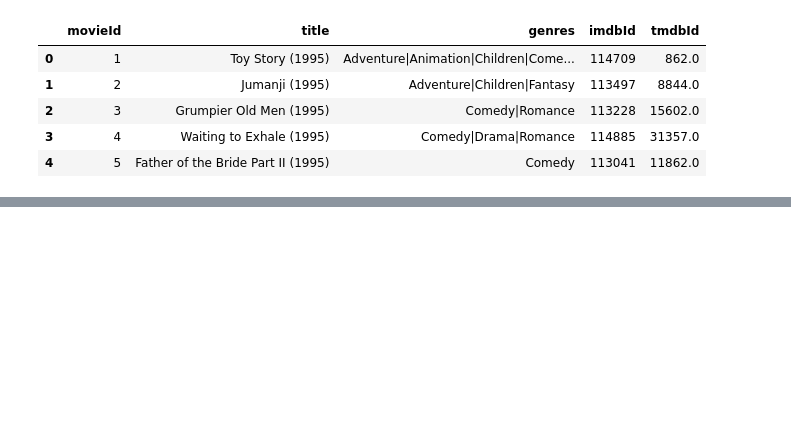
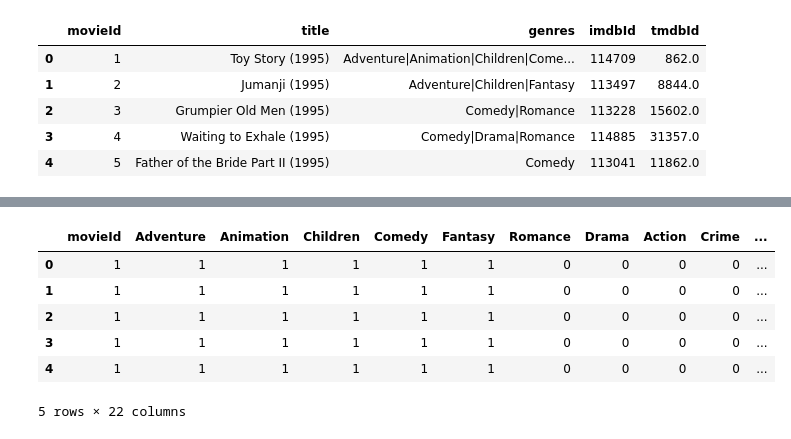
Before and after one commit to karadalex/dnn-full-stack-prod-recommend-system, a Jupyter notebook: explore/explore.ipynb, the cells around one changed output, grey strips where cells are left out. Drawn from its saved outputs; the diff is of its cells as text; code cells hidden in the pictures; blank space fills up the shorter version.

```diff
--- a/explore/explore.ipynb
+++ b/explore/explore.ipynb
@@ -65,3 +65,6 @@ parsed = json.loads(json_str)
 
 with open("../datasets/merged-small.json", 'w') as json_file:
   json_file.write(json.dumps({"data": parsed}, indent=4 ))
+# %%
+df4 = pd.read_csv("../datasets/ml-latest-small/ratings.csv")
+df4.head()
@@ -67,0 +117,17 @@ with open("../datasets/merged-small.json", 'w') as json_file:
+# %%
+df5 = df1.merge(df4, left_on="movieId", right_on="movieId")
+# Clean dataframe from unecessary columns
+del df5["title"]
+del df5["genres"]
+del df5["timestamp"]
+del df5["(no genres listed)"]
+df5 = df5.loc[:, ~df5.columns.str.contains('^Unnamed')]
+df5.head()
+# %% [output]
+|  | movieId | Adventure | Animation | Children | Comedy | Fantasy | Romance | Drama | Action | Crime | ... |
+| 0 | 1 | 1 | 1 | 1 | 1 | 1 | 0 | 0 | 0 | 0 | ... |
+| 1 | 1 | 1 | 1 | 1 | 1 | 1 | 0 | 0 | 0 | 0 | ... |
+| 2 | 1 | 1 | 1 | 1 | 1 | 1 | 0 | 0 | 0 | 0 | ... |
+| 3 | 1 | 1 | 1 | 1 | 1 | 1 | 0 | 0 | 0 | 0 | ... |
+| 4 | 1 | 1 | 1 | 1 | 1 | 1 | 0 | 0 | 0 | 0 | ... |
+5 rows × 22 columns
```
Also changed, not shown: parts of 5 cells of this notebook, 3 other files.
